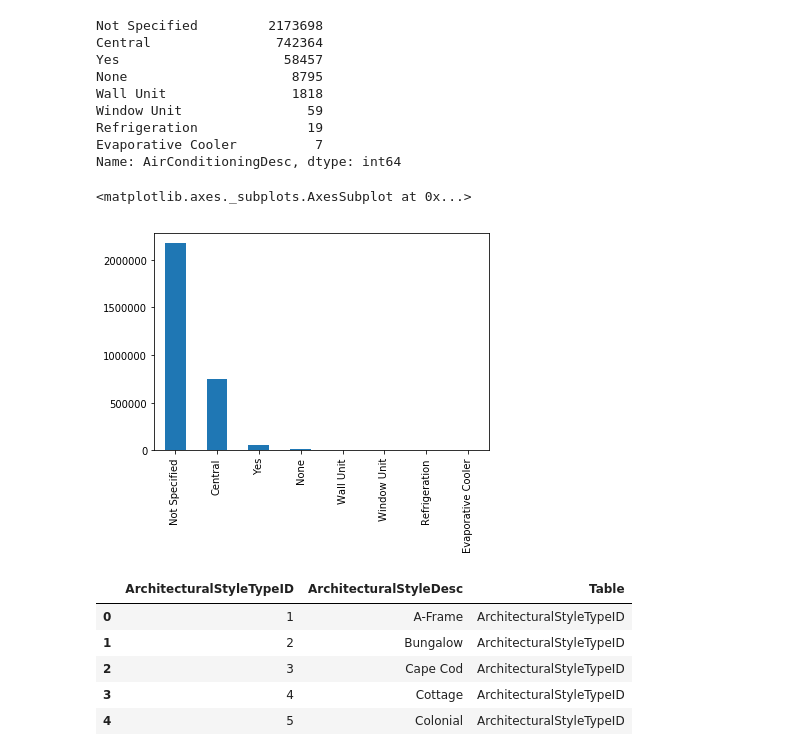
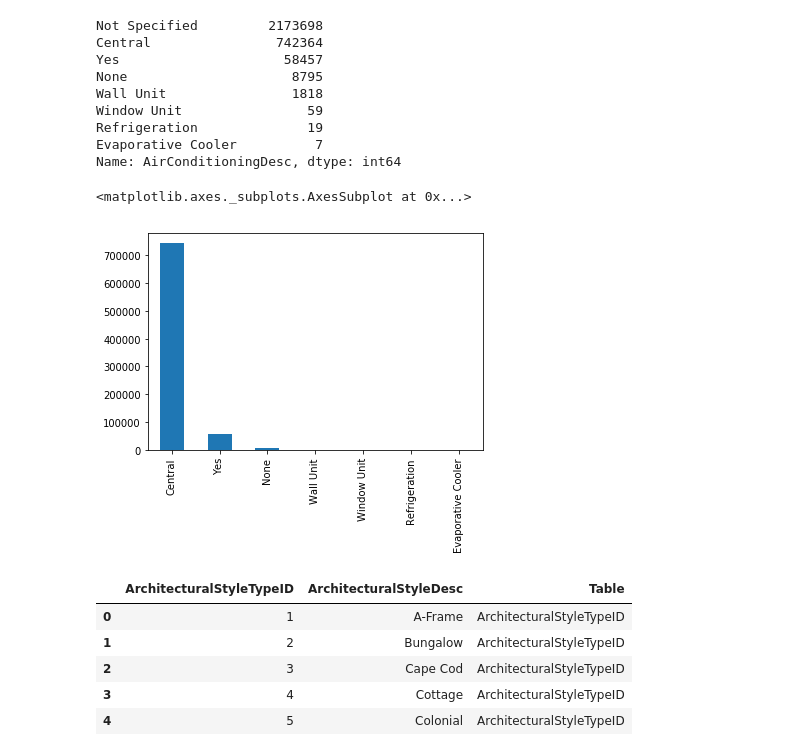
Before and after one commit to scollins83/kaggle_zillow_zestimate, a Jupyter notebook: ZC_EDA.ipynb, the cells around one changed output. Drawn from its saved outputs; the diff is of its cells as text; code cells hidden in the pictures.

```diff
--- a/ZC_EDA.ipynb
+++ b/ZC_EDA.ipynb
@@ -199,10 +199,10 @@ Refrigeration              19
 Evaporative Cooler          7
 Name: AirConditioningDesc, dtype: int64
 # %%
-properties.AirConditioningDesc.value_counts().plot(kind='bar')
+properties.AirConditioningDesc.value_counts()[1:].plot(kind='bar')
 # %% [output]
 <matplotlib.axes._subplots.AxesSubplot at 0x...>
-[figure, old version]
+[figure, new version]
 # %%
 arch = dict_dfs[5].copy()
 # %%
```
Also changed, not shown: parts of 48 cells of this notebook.
